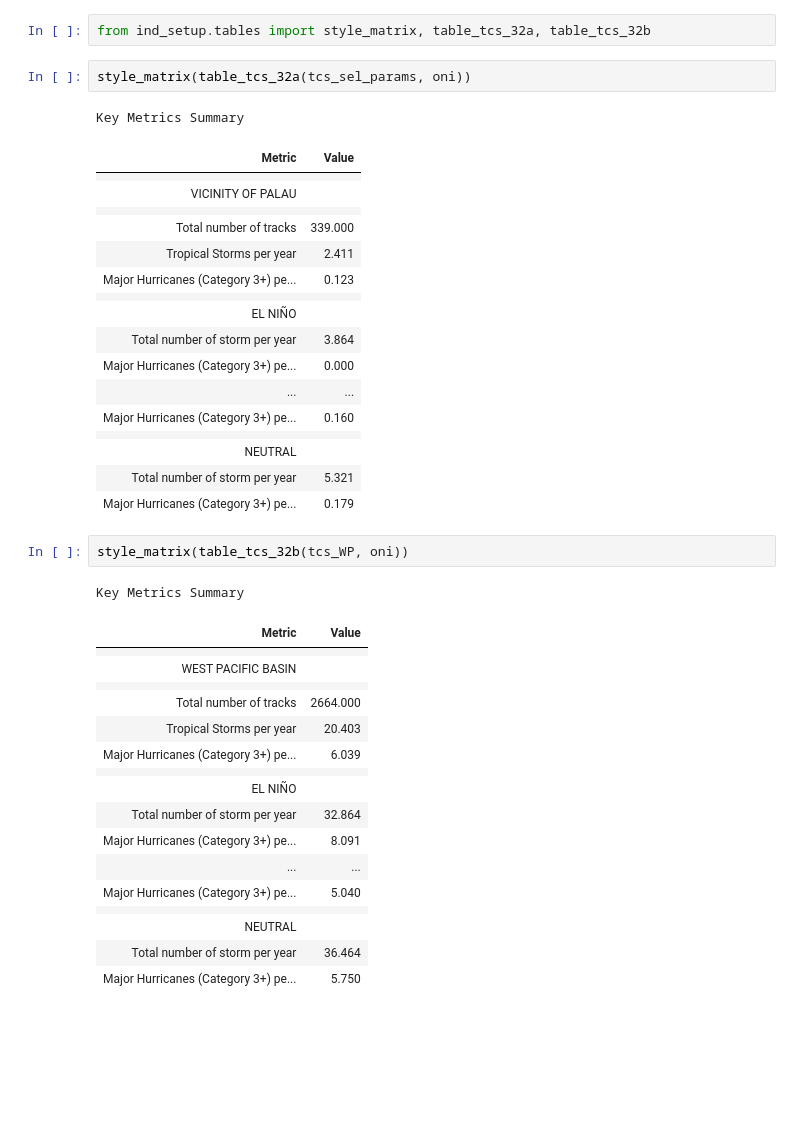
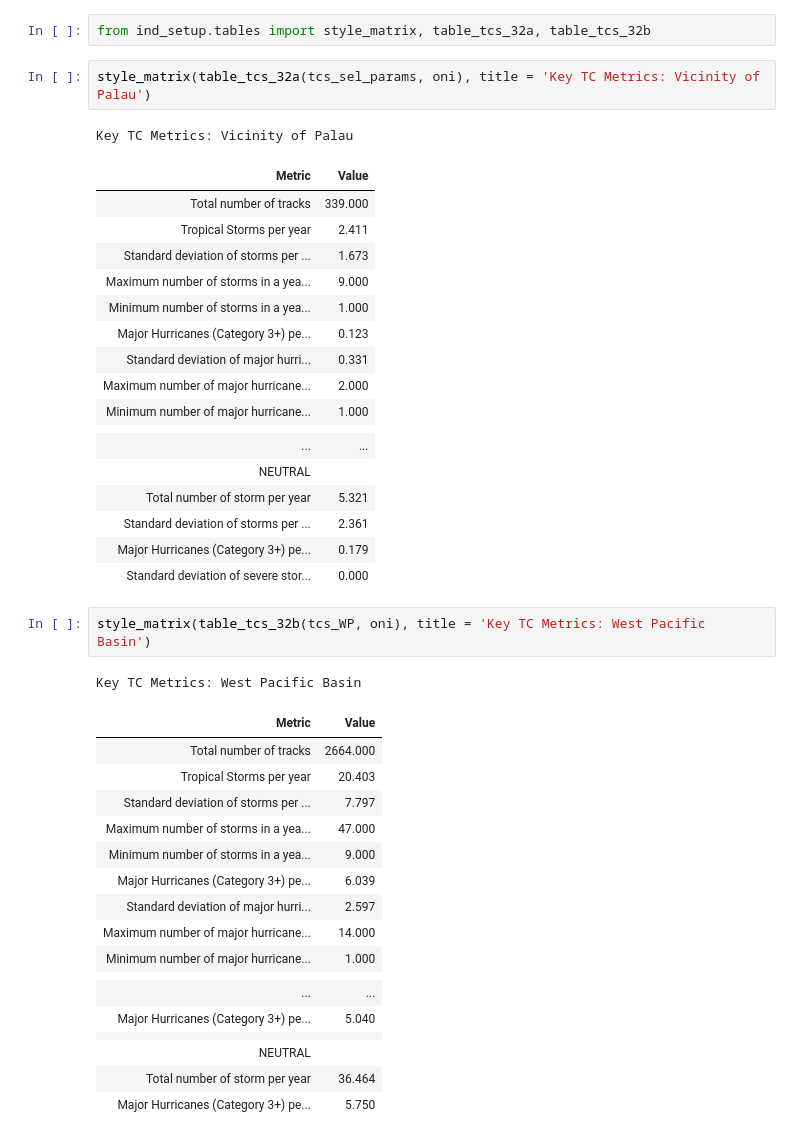
Before and after one commit to lauracagigal/CC_indicators, a Jupyter notebook: _build/jupyter_execute/notebooks_historical/atmosphere/4_tropical_cyclones/b_tropical_cyclones.ipynb, the cells around one changed output. Cells and saved outputs as stored; diff of their text form; blank space fills up the shorter version.

Commit message:
update atmosphere tables

```diff
--- a/_build/jupyter_execute/notebooks_historical/atmosphere/4_tropical_cyclones/b_tropical_cyclones.ipynb
+++ b/_build/jupyter_execute/notebooks_historical/atmosphere/4_tropical_cyclones/b_tropical_cyclones.ipynb
@@ -317,41 +321,41 @@ Table sumarizing different metrics of the data analyzed in the plots above
 # %%
 from ind_setup.tables import style_matrix, table_tcs_32a, table_tcs_32b
 # %%
-style_matrix(table_tcs_32a(tcs_sel_params, oni))
+style_matrix(table_tcs_32a(tcs_sel_params, oni), title = 'Key TC Metrics: Vicinity of Palau')
 # %% [output]
-Key Metrics Summary
+Key TC Metrics: Vicinity of Palau
 | Metric | Value |
-|  |  |
-| VICINITY OF PALAU |  |
-|  |  |
 | Total number of tracks | 339.000 |
 | Tropical Storms per year | 2.411 |
+| Standard deviation of storms per ... | 1.673 |
+| Maximum number of storms in a yea... | 9.000 |
+| Minimum number of storms in a yea... | 1.000 |
 | Major Hurricanes (Category 3+) pe... | 0.123 |
+| Standard deviation of major hurri... | 0.331 |
+| Maximum number of major hurricane... | 2.000 |
+| Minimum number of major hurricane... | 1.000 |
 |  |  |
-| EL NIÑO |  |
-| Total number of storm per year | 3.864 |
-| Major Hurricanes (Category 3+) pe... | 0.000 |
 | ... | ... |
-| Major Hurricanes (Category 3+) pe... | 0.160 |
-|  |  |
 | NEUTRAL |  |
 | Total number of storm per year | 5.321 |
+| Standard deviation of storms per ... | 2.361 |
 | Major Hurricanes (Category 3+) pe... | 0.179 |
+| Standard deviation of severe stor... | 0.000 |
 # %%
-style_matrix(table_tcs_32b(tcs_WP, oni))
+style_matrix(table_tcs_32b(tcs_WP, oni), title = 'Key TC Metrics: West Pacific Basin')
 # %% [output]
-Key Metrics Summary
+Key TC Metrics: West Pacific Basin
 | Metric | Value |
-|  |  |
-| WEST PACIFIC BASIN |  |
-|  |  |
 | Total number of tracks | 2664.000 |
 | Tropical Storms per year | 20.403 |
+| Standard deviation of storms per ... | 7.797 |
+| Maximum number of storms in a yea... | 47.000 |
+| Minimum number of storms in a yea... | 9.000 |
 | Major Hurricanes (Category 3+) pe... | 6.039 |
+| Standard deviation of major hurri... | 2.597 |
+| Maximum number of major hurricane... | 14.000 |
+| Minimum number of major hurricane... | 1.000 |
 |  |  |
-| EL NIÑO |  |
-| Total number of storm per year | 32.864 |
-| Major Hurricanes (Category 3+) pe... | 8.091 |
 | ... | ... |
 | Major Hurricanes (Category 3+) pe... | 5.040 |
 |  |  |
```
Also changed, not shown: parts of 3 cells of this notebook, 47 other files.
